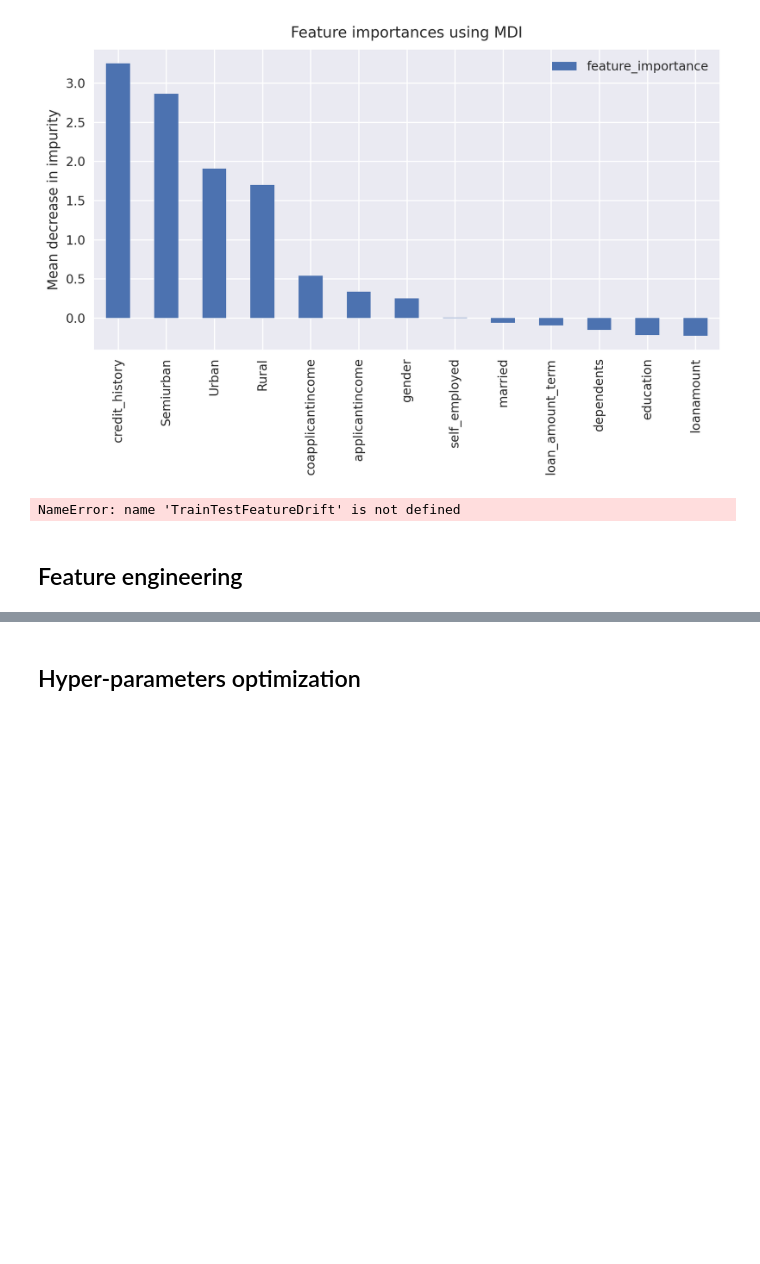
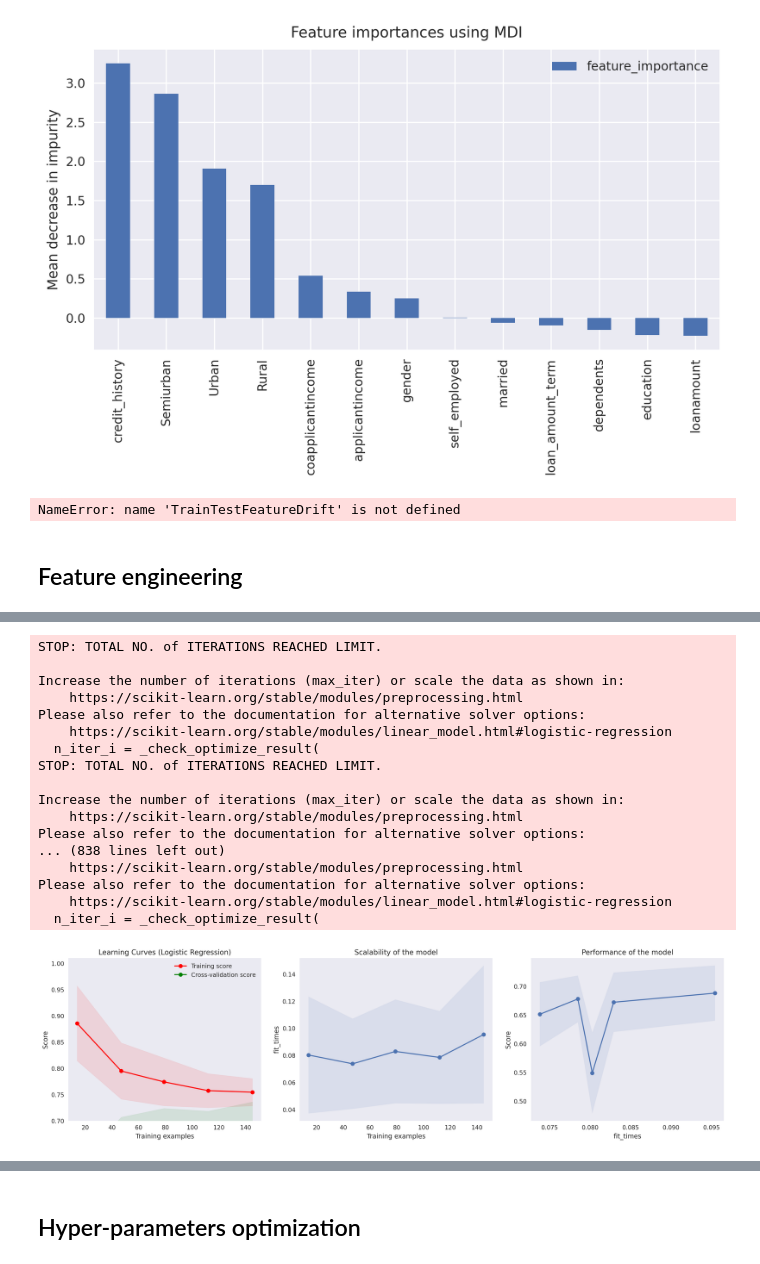
Before and after one commit to adilsmh/bank_loan_eligibility, a Jupyter notebook: notebooks/notebook_bank.ipynb, the cells around one changed output, grey strips where cells are left out. Drawn from its saved outputs; the diff is of its cells as text; code cells hidden in the pictures; blank space fills up the shorter version.

```diff
--- a/notebooks/notebook_bank.ipynb
+++ b/notebooks/notebook_bank.ipynb
@@ -890,0 +919,21 @@ weighted avg       0.82      0.81      0.81       200
+# %%
+X, y = preprocessor(df_train)
+X_train, X_test, y_train, y_test = train_test_split(X, y, test_size=0.3, random_state=0, stratify=y)
+# %%
+# cc = ClusterCentroids(random_state=0)
+random_us = RandomUnderSampler(random_state=0)
+
+X_train_us, y_train_us = random_us.fit_resample(X_train, y_train)
+X_test_us, y_test_us = random_us.fit_resample(X_test, y_test)
+# %%
+column_transformer = ColumnTransformer([
+    ("scaler", StandardScaler(), numerical_fts)  # adjusts data to the same scale
+], remainder="passthrough")
+
+logistic_pipeline3 = Pipeline([
+    ("datafeed", column_transformer),              # grabs finalized datasets
+    # ("selector", SelectKBest(f_classif, k="all")), # variable selection procedure
+    ("classifier", LogisticRegression())           # Logistic modeling
+])
+# %%
+logistic_pipeline3.fit(X_train_us, y_train_us)
@@ -890,0 +951,30 @@ weighted avg       0.82      0.81      0.81       200
+# %%
+title = "Learning Curves (Logistic Regression)"
+# Cross validation with 50 iterations to get smoother mean test and train
+# score curves, each time with 20% data randomly selected as a validation set.
+cv = ShuffleSplit(n_splits=50, test_size=0.3, random_state=0)
+
+plot_learning_curve(
+    logistic_pipeline3["classifier"], title, X_train_us, y_train_us, axes=None, ylim=(0.7, 1.01), cv=cv, n_jobs=-1
+)
+
+plt.show()
+# %% [output]
+STOP: TOTAL NO. of ITERATIONS REACHED LIMIT.
+
+Increase the number of iterations (max_iter) or scale the data as shown in:
+    https://scikit-learn.org/stable/modules/preprocessing.html
+Please also refer to the documentation for alternative solver options:
+    https://scikit-learn.org/stable/modules/linear_model.html#logistic-regression
+  n_iter_i = _check_optimize_result(
+STOP: TOTAL NO. of ITERATIONS REACHED LIMIT.
+
+Increase the number of iterations (max_iter) or scale the data as shown in:
+    https://scikit-learn.org/stable/modules/preprocessing.html
+Please also refer to the documentation for alternative solver options:
+... (838 lines left out)
+    https://scikit-learn.org/stable/modules/preprocessing.html
+Please also refer to the documentation for alternative solver options:
+    https://scikit-learn.org/stable/modules/linear_model.html#logistic-regression
+  n_iter_i = _check_optimize_result(
+[figure, added]
```
Also changed, not shown: parts of 60 cells of this notebook, 5 other files.
